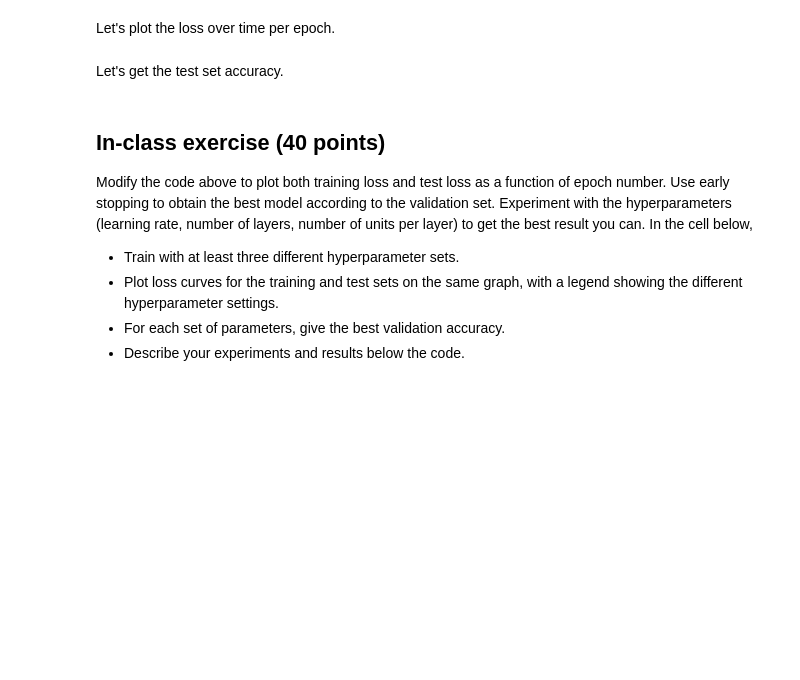
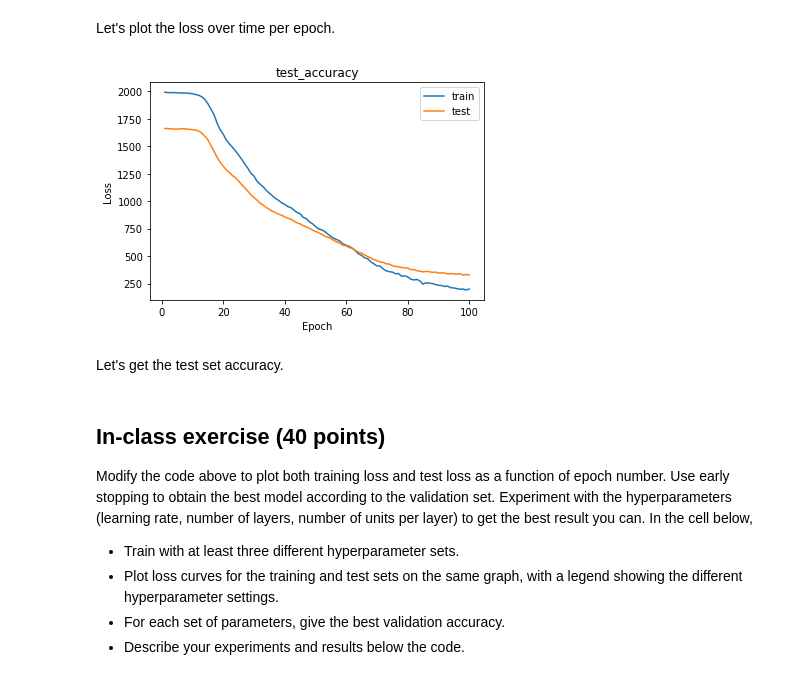
Before and after one commit to zMaxKunGz/ML-Ait-Lab, a Jupyter notebook: Lab8/08-Deep-Learning-I.ipynb, the cells around one changed output. Saved outputs shown, nothing was run; the diff lists cells and outputs as text; code cells hidden in the pictures; blank space fills up the shorter version.

```diff
--- a/Lab8/08-Deep-Learning-I.ipynb
+++ b/Lab8/08-Deep-Learning-I.ipynb
@@ -233,15 +240,17 @@ y_test_indices = y_indices[test_idx]
 Next, let's define a 3-layer network with sigmoid activation functions,
 6 units in layer 1, and 5 units in layer 2.
 # %%
-h2 = 5
-h1 = 6
-W = [[], np.random.normal(0, 0.1, [N, h1]),
-         np.random.normal(0, 0.1, [h1, h2]),
-         np.random.normal(0, 0.1, [h2, 10])]
-b = [[], np.random.normal(0, 0.1, [h1, 1]),
-         np.random.normal(0, 0.1, [h2, 1]),
-         np.random.normal(0, 0.1, [10, 1])]
-L = len(W) - 1
+def weight_init():
+    h2 = 5
+    h1 = 6
+    W = [[], np.random.normal(0, 0.1, [N, h1]),
+            np.random.normal(0, 0.1, [h1, h2]),
+            np.random.normal(0, 0.1, [h2, 10])]
+    b = [[], np.random.normal(0, 0.1, [h1, 1]),
+            np.random.normal(0, 0.1, [h2, 1]),
+            np.random.normal(0, 0.1, [10, 1])]
+    L = len(W) - 1
+    return W, b, L
 # %% [markdown]
 Next, let's create some important functions used later.
 # %%
@@ -288,7 +297,7 @@ def forward(x_this, W, b):
         delta.append([]); dW.append([]); db.append([])
     return a, z, delta, dW, db
 
-def back_propagation(y_this, a, z, W, dW, db, show_check=False):
+def back_propagation(y_this, x_this, a, z, W, dW, db, delta, show_check=False):
     '''
     Backprop step. Note that derivative of multinomial cross entropy
     loss is the same as that of binary cross entropy loss. See
@@ -322,6 +331,13 @@ def back_propagation(y_this, a, z, W, dW, db, show_check=False):
               (dW[1][10, 0], db_finite_difference[0, 0]))
     return dW, db
 
+def predict_y(W, b, X):
+    M = X.shape[0]
+    y_pred = np.zeros(M)
+    for i in range(X.shape[0]):
+        y_pred[i] = np.argmax(ff(X[i, :].T, W, b))
+    return y_pred
+
 def update_step(W, b, dW, db, alpha):
     L = len(W) - 1
     for l in range(1, L + 1):
@@ -362,0 +407,9 @@ for iter in range(0, max_iter):
+# %%
+W, b, L = weight_init()
+W1, b1, train_costs1, test_costs1 = train(W, b, alpha=0.01, max_iter=100, early_stop=0.001)
+
+y_test_predicted = predict_y(W1, b1, X_test)
+y_correct = y_test_predicted == y_test_indices
+test_accuracy = np.sum(y_correct) / len(y_correct)
+
+print('\nTest accuracy: %.4f' % (test_accuracy))
@@ -363,9 +419,16 @@ for iter in range(0, max_iter):
 # %% [markdown]
 Let's plot the loss over time per epoch.
 # %%
-plt.plot(np.arange(1, max_iter + 1, 1), cost_arr)
+
+
+plt.plot(np.arange(1, len(train_costs1) + 1, 1), train_costs1, label='train')
+plt.plot(np.arange(1, len(test_costs1) + 1, 1), test_costs1, label='test')
+plt.title('test_accuracy')
 plt.ylabel('Loss')
 plt.xlabel('Epoch')
+plt.legend()
 plt.show()
+# %% [output]
+[figure, added]
 # %% [markdown]
 Let's get the test set accuracy.
```
Also changed, not shown: parts of 19 cells of this notebook, 1 other file.
